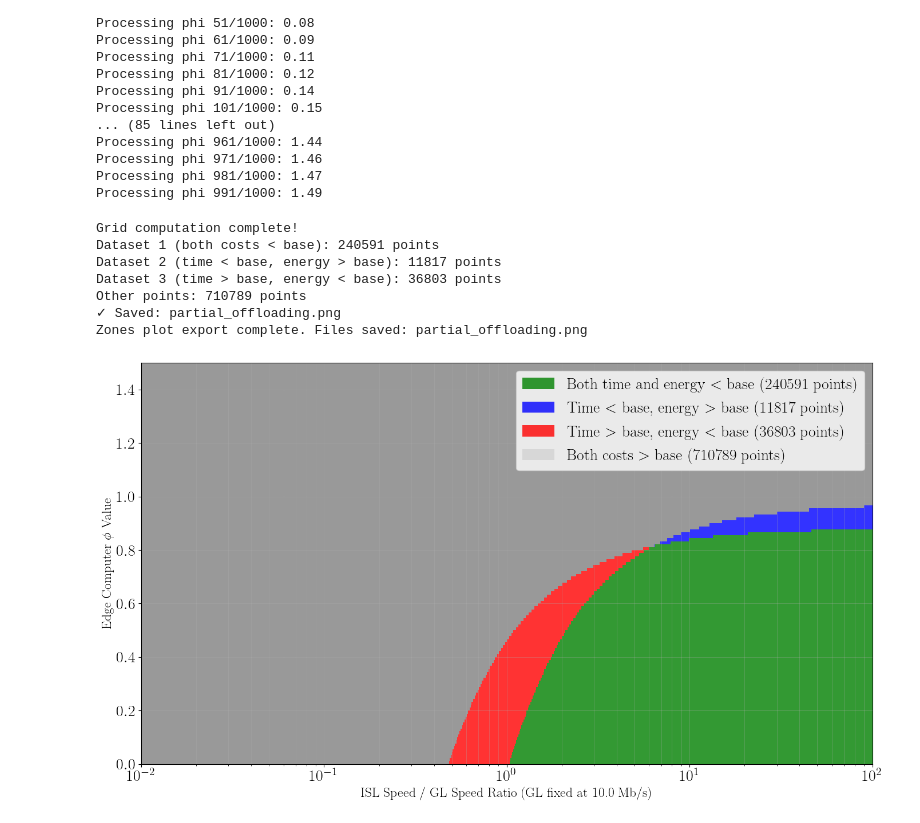
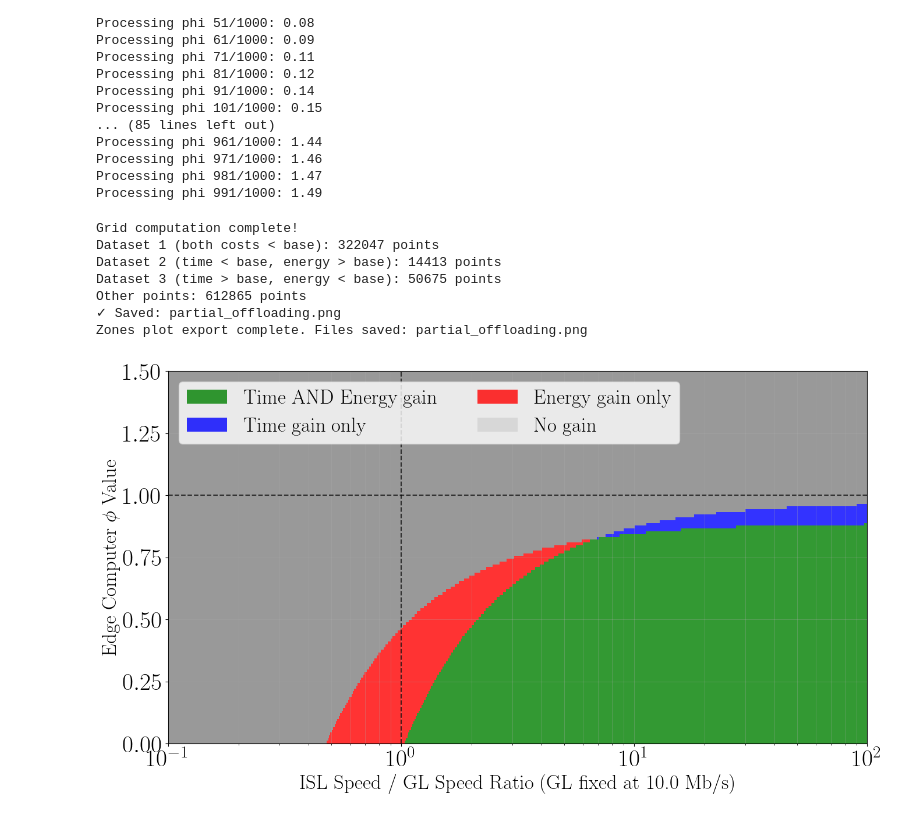
Before and after one commit to DChenet/sec_cost_simulator2, a Jupyter notebook: notebooks/figures/phi_variation/partial_offloading.ipynb, the cells around one changed output. Drawn from its saved outputs; the diff is of its cells as text; code cells hidden in the pictures.

```diff
--- a/notebooks/figures/phi_variation/partial_offloading.ipynb
+++ b/notebooks/figures/phi_variation/partial_offloading.ipynb
@@ -11,13 +11,13 @@ plt.rcParams.update({
     'text.usetex': True,
     'font.family': 'serif',
     'font.serif': ['Computer Modern Roman'],
-    'font.size': 12,
-    'axes.labelsize': 14,
-    'axes.titlesize': 16,
-    'legend.fontsize': 12,
-    'xtick.labelsize': 20,
-    'ytick.labelsize': 20,
-    'figure.titlesize': 18,
+    'font.size': 20,
+    'axes.labelsize': 25,
+    'axes.titlesize': 25,
+    'legend.fontsize': 25,
+    'xtick.labelsize': 30,
+    'ytick.labelsize': 30,
+    'figure.titlesize': 30,
     'pgf.rcfonts': False,  # Use LaTeX default fonts for PGF
     'pgf.preamble': r'\usepackage{amsmath}\usepackage{amsfonts}'
 })
@@ -50,7 +50,7 @@ config = {
         "obdh": {
             "speed": 30.0,
             "phi": 0.9,
-            "energy_uptime": 5,
+            "energy_uptime": 1,
             "energy_io": 0.001
         },
         "ground_link": {
@@ -64,7 +64,7 @@ config = {
             "obdh": {
                 "speed": 30.0,
                 "phi": 0.9,
-                "energy_uptime": 5,
+                "energy_uptime": 1,
                 "energy_io": 0.001
             },
             "isl": {
@@ -78,7 +78,7 @@ config = {
                 "phi": None, # Exploring EC phi variation
                 "speed": 300.0,
                 "energy_uptime": 50,
-                "energy_io": 0.01
+                "energy_io": 0.001
             },
             "ground_link": {
                 "speed": None, # Exploring GL speed variation
@@ -134,7 +134,7 @@ Base case - Time: 12.333s, Energy: 144.796J
 # %%
 # Create parameter grids
 # x-axis: ISL/GL speed ratios (logarithmic), centered on base ground link speed
-ratio_exponents = np.linspace(-2, 2, plot_precision)  # From 10^-2 to 10^2
+ratio_exponents = np.linspace(-1, 2, plot_precision)  # From 10^-2 to 10^2
 ratios = 10 ** ratio_exponents
 # y-axis: phi values for edge computer (linear)
 phi_values = np.linspace(phi_min, phi_max, plot_precision)
@@ -302,8 +302,8 @@ ax.set_xscale('log')
 
 if with_legend:
     # Labels and title with LaTeX formatting
-    ax.set_xlabel(r'ISL Speed / GL Speed Ratio (GL fixed at {} Mb/s)'.format(base_ground_link_speed), fontsize=17)
-    ax.set_ylabel(r'Edge Computer $\phi$ Value', fontsize=17)
+    ax.set_xlabel(r'ISL Speed / GL Speed Ratio (GL fixed at {} Mb/s)'.format(base_ground_link_speed), fontsize=25)
+    ax.set_ylabel(r'Edge Computer $\phi$ Value', fontsize=25)
     #ax.set_title(r'Cost Analysis Zones vs Edge Computing Efficiency' + '\n' +
     #             r'Base Time: {:.3f}s, Base Energy: {:.3f}J'.format(base_time_cost, base_energy_cost),
     #             fontsize=16)
@@ -315,13 +315,15 @@ ax.set_ylim(phi_values[0], phi_values[-1])
 # Create custom legend
 
 legend_elements = [
-    Patch(facecolor='green', alpha=0.8, label='Both time and energy $<$ base ({} points)'.format(np.sum(condition_1))),
-    Patch(facecolor='blue', alpha=0.8, label='Time $<$ base, energy $>$ base ({} points)'.format(np.sum(condition_2))),
-    Patch(facecolor='red', alpha=0.8, label='Time $>$ base, energy $<$ base ({} points)'.format(np.sum(condition_3))),
-    Patch(facecolor='lightgray', alpha=0.8,
-          label='Both costs $>$ base ({} points)'.format(np.sum(~(condition_1 | condition_2 | condition_3))))
+    Patch(facecolor='green', alpha=0.8, label='Time AND Energy gain'),
+    Patch(facecolor='blue', alpha=0.8, label='Time gain only'),
+    Patch(facecolor='red', alpha=0.8, label='Energy gain only'),
+    Patch(facecolor='lightgray', alpha=0.8, label='No gain')
 ]
-ax.legend(handles=legend_elements, fontsize=20, loc='upper right')
+ax.legend(handles=legend_elements, fontsize=25, loc='upper left', ncol=2)
+
+ax.axvline(x=1, color='black', linestyle='--', linewidth=1.5, alpha=0.7)
+ax.axhline(y=1, color='black', linestyle='--', linewidth=1.5, alpha=0.7)
 
 # Add grid for better readability
 ax.grid(True, alpha=0.3, which='both')
@@ -349,35 +351,35 @@ def safe_save_figure(fig, base_name, formats=['png', 'pgf']):
             saved_files.append(filename)
             print(f"✓ Saved: {filename}")
         except PermissionError:
             try:
                 # Try with timestamp
                 if fmt == 'png':
                     fig.savefig(backup_filename, dpi=300, bbox_inches='tight', format=fmt)
                 elif fmt == 'pgf':
                     fig.savefig(backup_filename, bbox_inches='tight', format=fmt)
                 else:
                     fig.savefig(backup_filename, bbox_inches='tight', format=fmt)
                 saved_files.append(backup_filename)
                 print(f"⚠ File was locked, saved as: {backup_filename}")
             except Exception as e:
                 print(f"✗ Failed to save {fmt} format: {str(e)}")
         except Exception as e:
             print(f"✗ Failed to save {filename}: {str(e)}")
 
     return saved_files
 
 
 # Save the zones plot
 saved_files = safe_save_figure(plt.gcf(), 'partial_offloading', formats=['png'])
 print(f"Zones plot export complete. Files saved: {', '.join(saved_files)}")
 
 plt.show()
 # %% [output]
 Grid computation complete!
-Dataset 1 (both costs < base): 240591 points
-Dataset 2 (time < base, energy > base): 11817 points
-Dataset 3 (time > base, energy < base): 36803 points
-Other points: 710789 points
+Dataset 1 (both costs < base): 322047 points
+Dataset 2 (time < base, energy > base): 14413 points
+Dataset 3 (time > base, energy < base): 50675 points
+Other points: 612865 points
 ✓ Saved: partial_offloading.png
 Zones plot export complete. Files saved: partial_offloading.png
-[figure, old version]
+[figure, new version]
```
Also changed, not shown: parts of 2 cells of this notebook, 3 other files.
